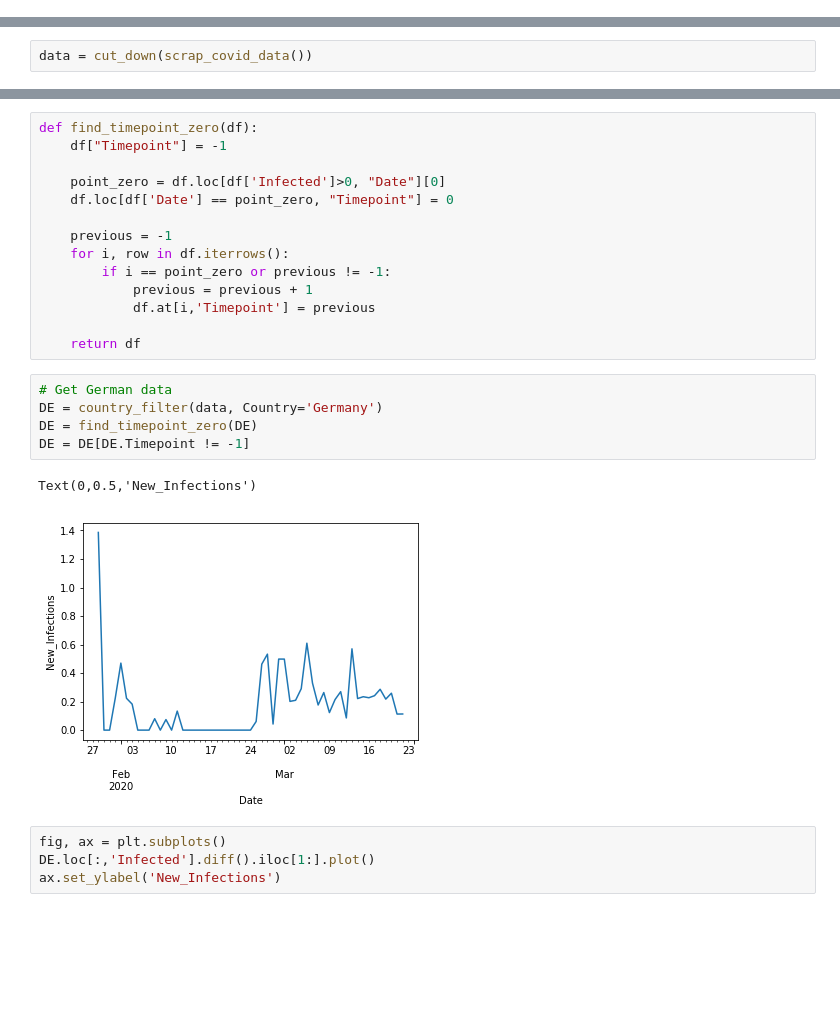
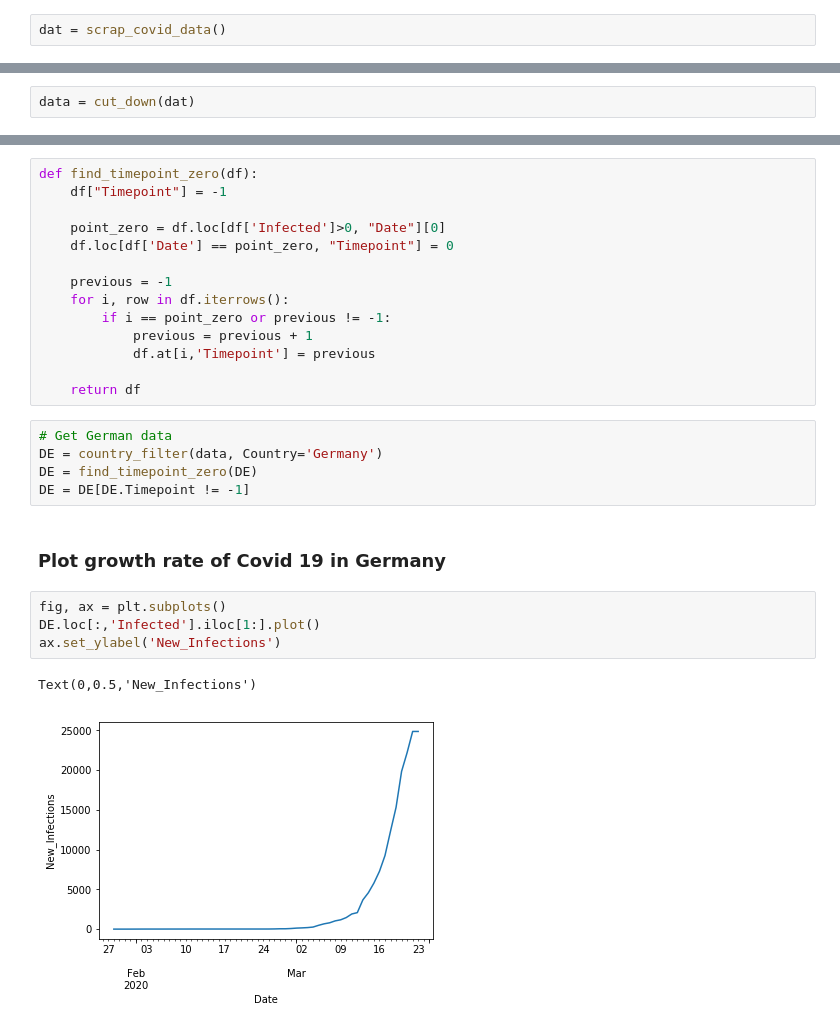
Before and after one commit to matthiasboeker/Covid_19_Forecast, a Jupyter notebook: Notebooks/ARIMA_Approach.ipynb, the cells around one changed output, grey strips where cells are left out. Cells and saved outputs as stored; diff of their text form; blank space fills up the shorter version.

```diff
--- a/Notebooks/ARIMA_Approach.ipynb
+++ b/Notebooks/ARIMA_Approach.ipynb
@@ -9,3 +10,5 @@ from Modules.supportFunctions import *
 import numpy as np
 import pandas as pd
 import matplotlib.pyplot as plt
+# %%
+dat = scrap_covid_data()
@@ -12,2 +21,2 @@ import matplotlib.pyplot as plt
 # %%
-data = cut_down(scrap_covid_data())
+data = cut_down(dat)
@@ -37,10 +39,12 @@ def find_timepoint_zero(df):
 DE = country_filter(data, Country='Germany')
 DE = find_timepoint_zero(DE)
 DE = DE[DE.Timepoint != -1]
-# %% [output]
-Text(0,0.5,'New_Infections')
-[figure, removed]
+# %% [markdown]
+### Plot growth rate of Covid 19 in Germany
 # %%
 fig, ax = plt.subplots()
-DE.loc[:,'Infected'].diff().iloc[1:].plot()
+DE.loc[:,'Infected'].iloc[1:].plot()
 ax.set_ylabel('New_Infections')
+# %% [output]
+Text(0,0.5,'New_Infections')
+[figure, added]
```
Also changed, not shown: parts of 18 cells of this notebook.
